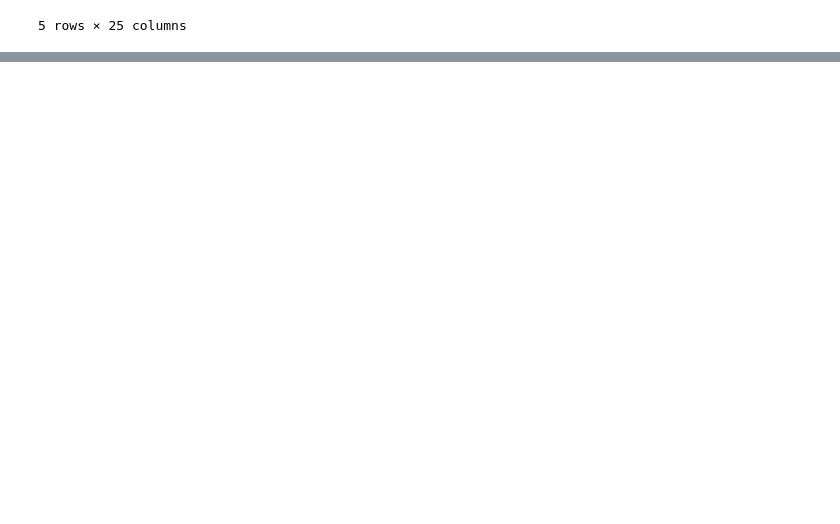
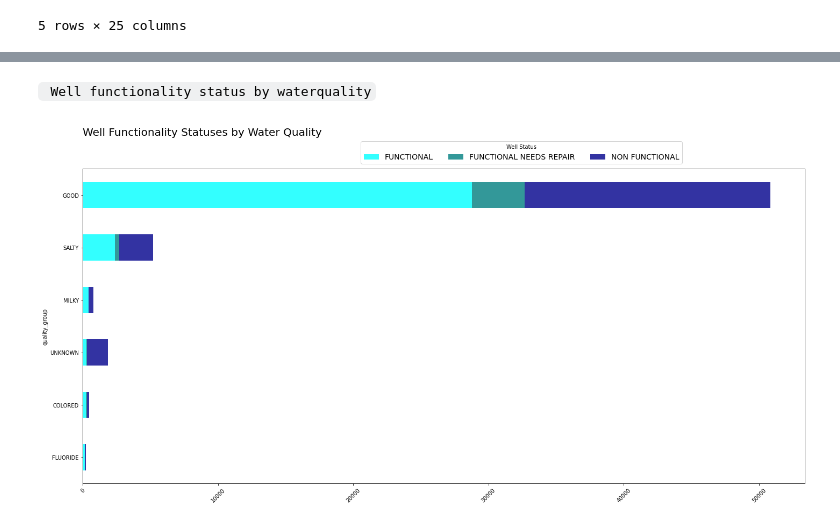
Before and after one commit to Ketty-Odero/Tanzanian-Water-Wells-Prediction-Model, a Jupyter notebook: index.ipynb, the cells around one changed output, grey strips where cells are left out. Cells and saved outputs as stored; diff of their text form; code cells hidden in the pictures; blank space fills up the shorter version.

```diff
--- a/index.ipynb
+++ b/index.ipynb
@@ -97,0 +168,8 @@ df.head()
+# %% [markdown]
+` Well functionality status by waterquality`
+# %%
+table = pd.crosstab(df['quality_group'], df['status_group']).sort_values(by='FUNCTIONAL')
+title = 'Well Functionality Statuses by Water Quality\n'
+plot_stackedbar(table, title, (20,10))
+# %% [output]
+[figure, added]
```
Also changed, not shown: parts of 22 cells of this notebook.
